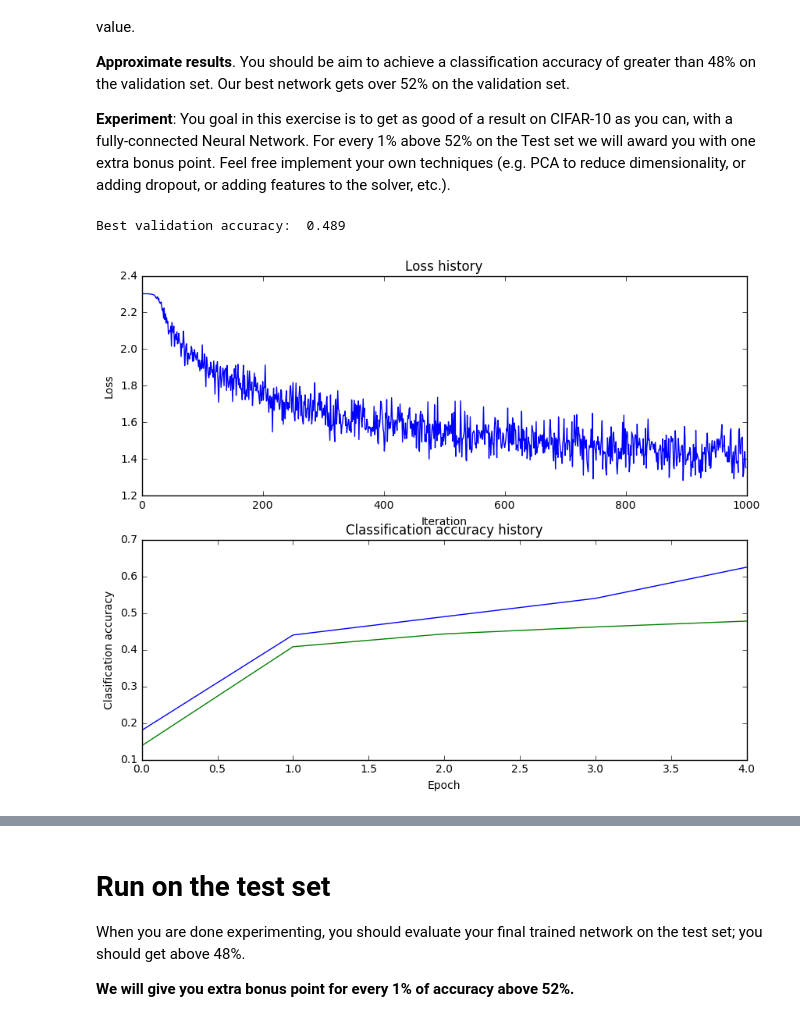
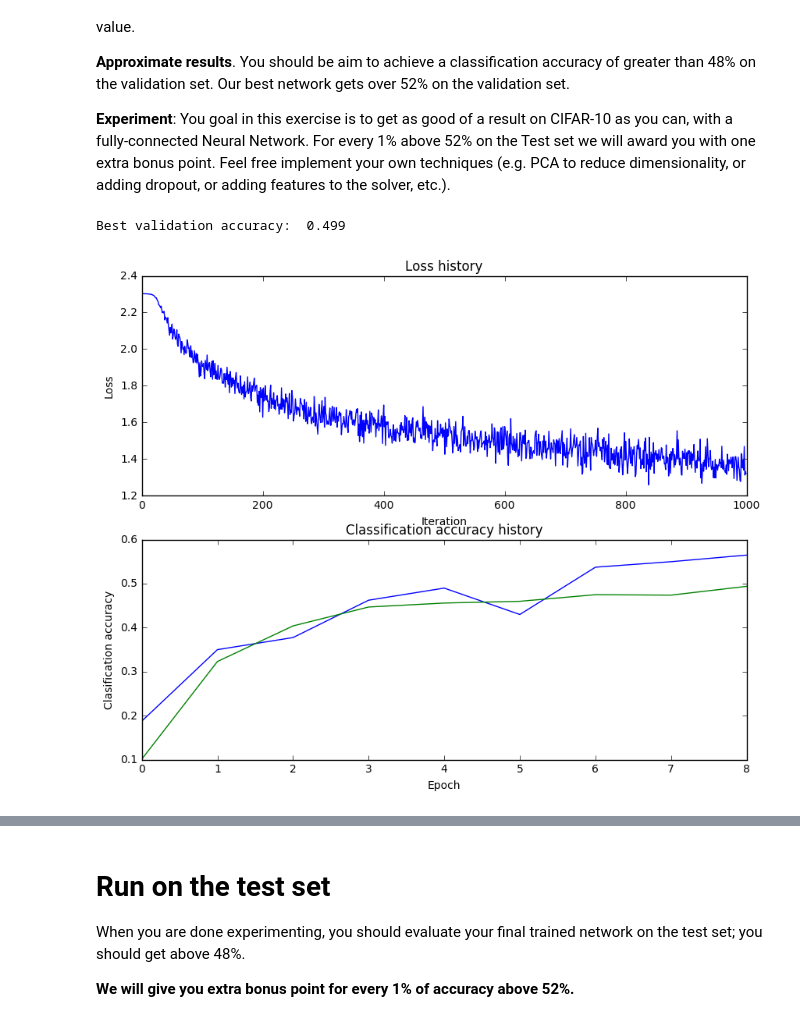
Before and after one commit to zbgzbg2007/Machine-Learning, a Jupyter notebook: CS231n/assignment1/two_layer_net.ipynb, the cells around one changed output, grey strips where cells are left out. Drawn from its saved outputs; the diff is of its cells as text; code cells hidden in the pictures.

```diff
--- a/CS231n/assignment1/two_layer_net.ipynb
+++ b/CS231n/assignment1/two_layer_net.ipynb
@@ -315,7 +316,7 @@ best_net = None # store the best model into this
 
 input_size = 3072
 
-hidden = {100}#{100, 125}
+hidden = {150}#{100, 125}
 learning = {1e-3}#{1e-3, 5e-3, 7e-4}
 num_iter = {500, 1000, 1300}
 regu = {0.005}#{0.05, 0.005}
@@ -327,39 +328,39 @@ for h in hidden:
         for r in regu:
             net = TwoLayerNet(input_size, h, num_classes)
             stats = net.train(X_train, y_train, X_val, y_val,
-                             num_iters = 1000, batch_size = 200,
+                             num_iters = 1000, batch_size = 400,
                              learning_rate = l, learning_rate_decay = 0.95,
                              reg = r, verbose = False)
             val_acc = (net.predict(X_val) == y_val).mean()
             if best_acc < val_acc:
                 best_acc = val_acc
                 best_net = net
                 best['h'] = h
                 best['l'] = l
                 best['r'] = r
 
 
 #print best
 print 'Best validation accuracy: ', best_acc
 plt.subplot(2, 1, 1)
 plt.plot(stats['loss_history'])
 plt.title('Loss history')
 plt.xlabel('Iteration')
 plt.ylabel('Loss')
 
 plt.subplot(2, 1, 2)
 plt.plot(stats['train_acc_history'], label='train')
 plt.plot(stats['val_acc_history'], label='val')
 plt.title('Classification accuracy history')
 plt.xlabel('Epoch')
 plt.ylabel('Clasification accuracy')
 plt.show()
 #################################################################################
 #                               END OF YOUR CODE                                #
 #################################################################################
 # %% [output]
-Best validation accuracy:  0.489
+Best validation accuracy:  0.499
-[figure, old version]
+[figure, new version]
 # %%
 # visualize the weights of the best network
 show_net_weights(best_net)
```
Also changed, not shown: parts of 5 cells of this notebook.
